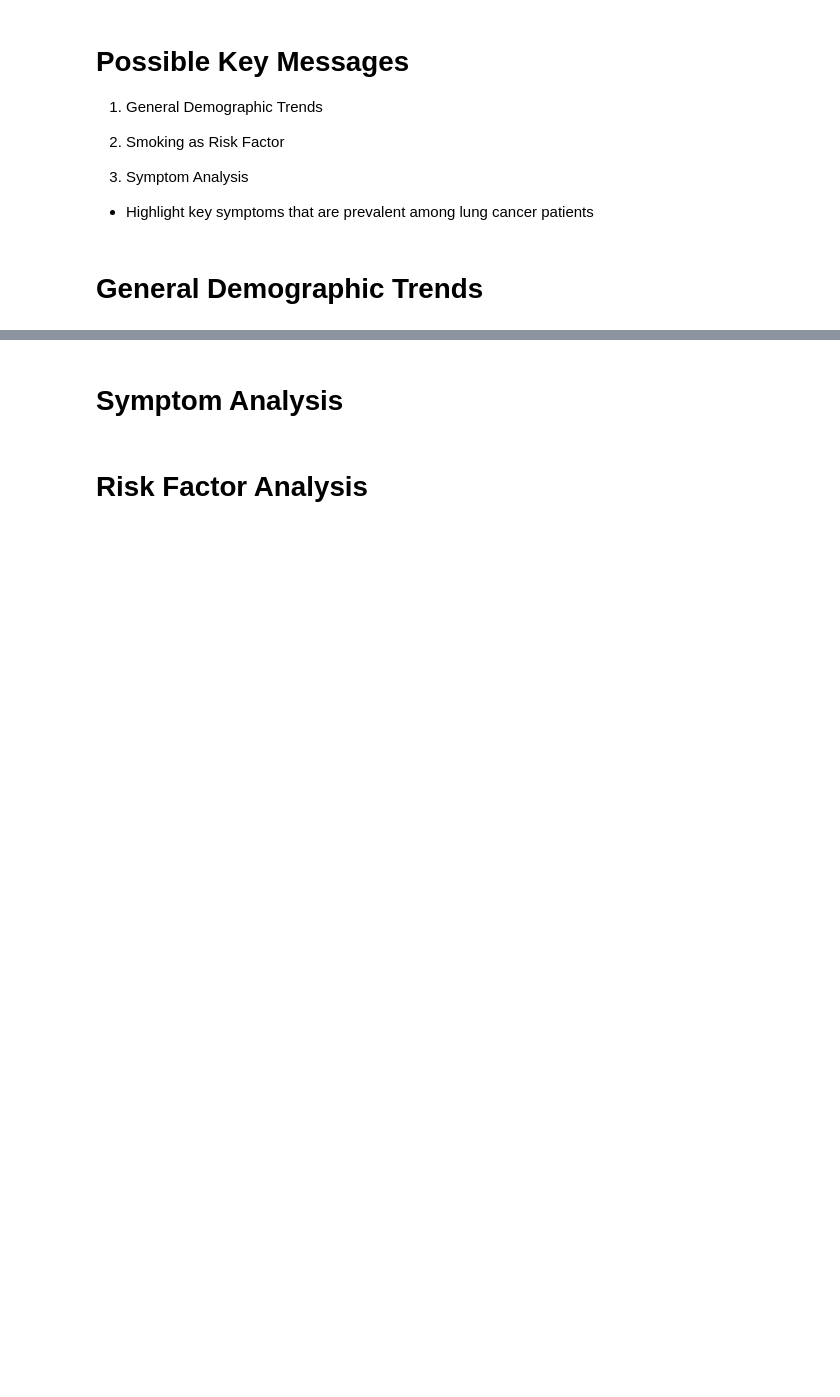
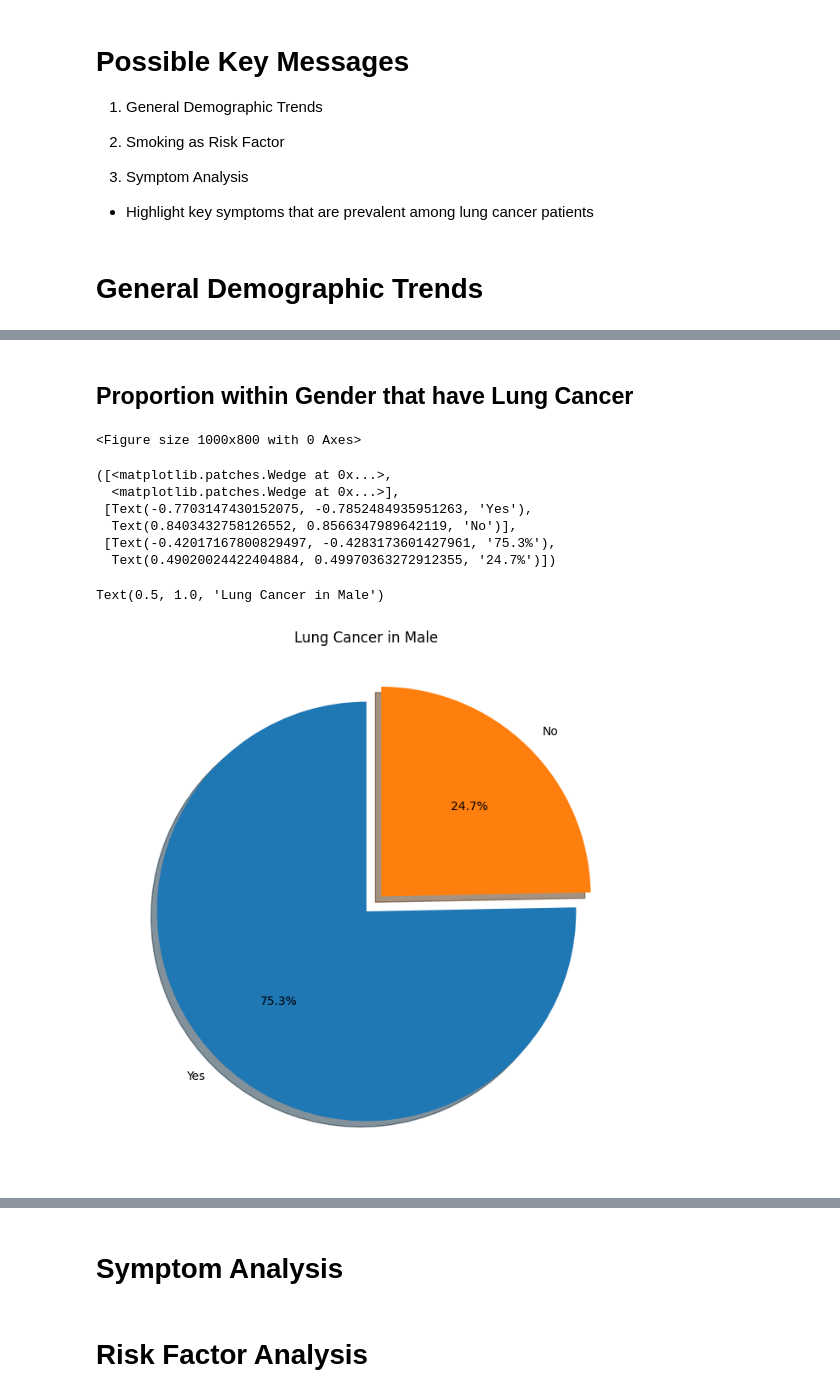
Before and after one commit to mattyapers/DSA312-Lung-Cancer, a Jupyter notebook: LungCancer.ipynb, the cells around one changed output, grey strips where cells are left out. Drawn from its saved outputs; the diff is of its cells as text; code cells hidden in the pictures; blank space fills up the shorter version.

```diff
--- a/LungCancer.ipynb
+++ b/LungCancer.ipynb
@@ -262,0 +194,31 @@ Text(0, 0.5, 'Count')
+# %% [markdown]
+## Proportion within Gender that have Lung Cancer
+# %%
+# Male Respondents
+male = df[df['GENDER'] == 1]['LUNG_CANCER'].value_counts()
+
+# Female Respondents
+female = df[df['GENDER'] == 0]['LUNG_CANCER'].value_counts()
+# %%
+# Visualization for Male
+plt.figure(figsize=(10,8))
+
+plt.pie(male,
+        labels=['Yes', 'No'],
+        autopct='%1.1f%%',
+        startangle=90,
+        explode=[0,0.1],
+        shadow=True)
+
+plt.title('Lung Cancer in Male')
+plt.show()
+# %% [output]
+<Figure size 1000x800 with 0 Axes>
+([<matplotlib.patches.Wedge at 0x...>,
+  <matplotlib.patches.Wedge at 0x...>],
+ [Text(-0.7703147430152075, -0.7852484935951263, 'Yes'),
+  Text(0.8403432758126552, 0.8566347989642119, 'No')],
+ [Text(-0.42017167800829497, -0.4283173601427961, '75.3%'),
+  Text(0.49020024422404884, 0.49970363272912355, '24.7%')])
+Text(0.5, 1.0, 'Lung Cancer in Male')
+[figure, added]
```
Also changed, not shown: parts of 14 cells of this notebook.
